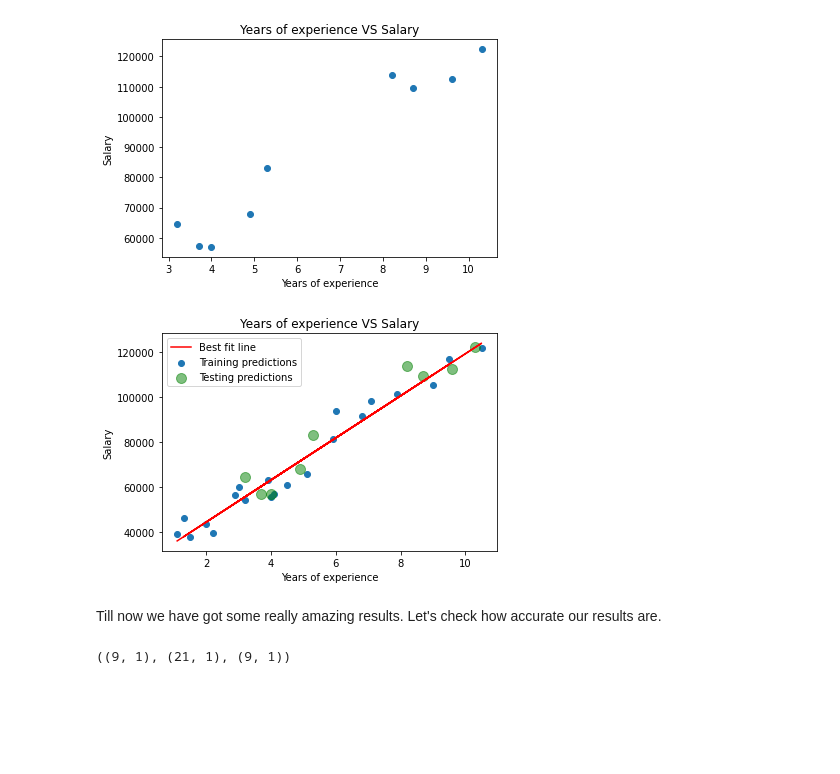
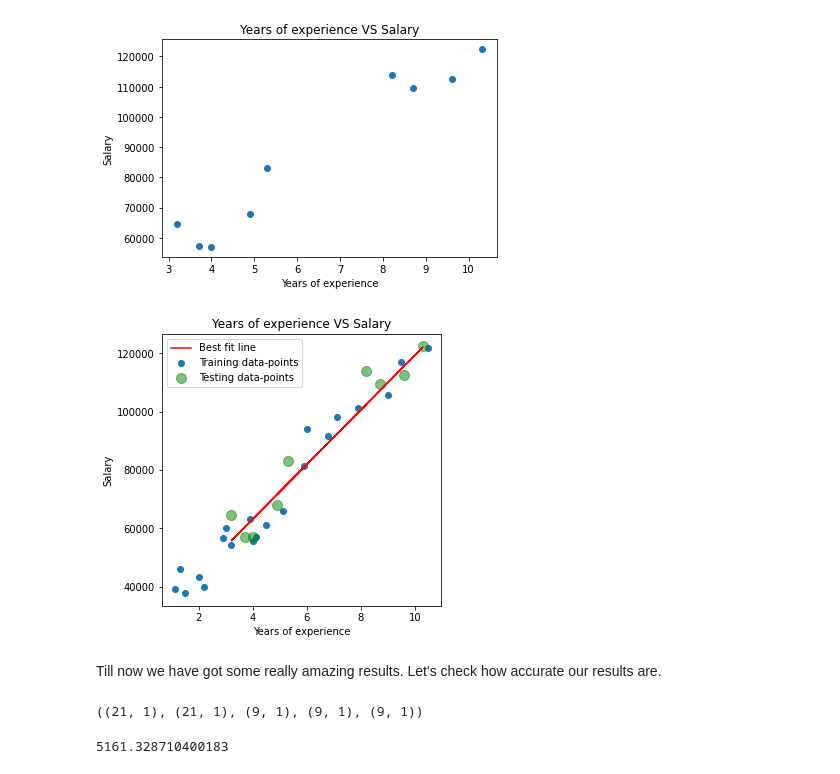
Before and after one commit to Shahrukh2016/Linear_Regression_Implimentation, a Jupyter notebook: LinearRegression_SalaryDataset.ipynb, the cells around one changed output. Saved outputs shown, nothing was run; the diff lists cells and outputs as text; code cells hidden in the pictures; blank space fills up the shorter version.

```diff
--- a/LinearRegression_SalaryDataset.ipynb
+++ b/LinearRegression_SalaryDataset.ipynb
@@ -111,7 +111,7 @@ regressor.coef_, regressor.intercept_
 (array([[9339.08172382]]), array([25918.43833489]))
 # %%
 #model pridiction
-y_pred= regressor.predict(x_train)
+y_pred= regressor.predict(x_test)
 # %%
 plt.scatter(x_train, y_train)
 plt.title("Years of experience VS Salary")
@@ -130,18 +130,20 @@ Text(0, 0.5, 'Salary')
 [figure]
 # %%
 #3 in 1 plot for best fit line
-plt.scatter(x_train, y_train, label="Training predictions")
-plt.scatter(x_test, y_test, c= "green", alpha=0.5, s=100, label= "Testing predictions")
-plt.plot(x_train, y_pred, "r-", label= "Best fit line")
+plt.figure(figsize=(5,5))
+
+plt.scatter(x_train, y_train, label="Training data-points")
+plt.scatter(x_test, y_test, c= "green", alpha=0.5, s=100, label= "Testing data-points")
+plt.plot(x_test, y_pred, "r-", label= "Best fit line")
 
 plt.title("Years of experience VS Salary")
 plt.xlabel("Years of experience")
 plt.ylabel("Salary")
 
 plt.legend()
 plt.show()
 # %% [output]
-[figure, old version]
+[figure, new version]
 # %% [markdown]
 Till now we have got some really amazing results. Let's check how accurate our results are.
 # %%
@@ -149,11 +151,13 @@ Till now we have got some really amazing results. Let's check how accurate our r
 from sklearn.metrics import mean_absolute_error
 from sklearn.metrics import mean_squared_error
 from sklearn.metrics import r2_score
-# %%
-y_test.shape, y_pred.shape, x_test.shape
-# %% [output]
-((9, 1), (21, 1), (9, 1))
+# %%
+x_train.shape, y_train.shape, x_test.shape, y_test.shape, y_pred.shape
+# %% [output]
+((21, 1), (21, 1), (9, 1), (9, 1), (9, 1))
 # %%
 #checking mean absolute error
 mae= mean_absolute_error(y_test, y_pred)
 print(mae)
+# %% [output]
+5161.328710400183
```
Also changed, not shown: parts of 4 cells of this notebook.
